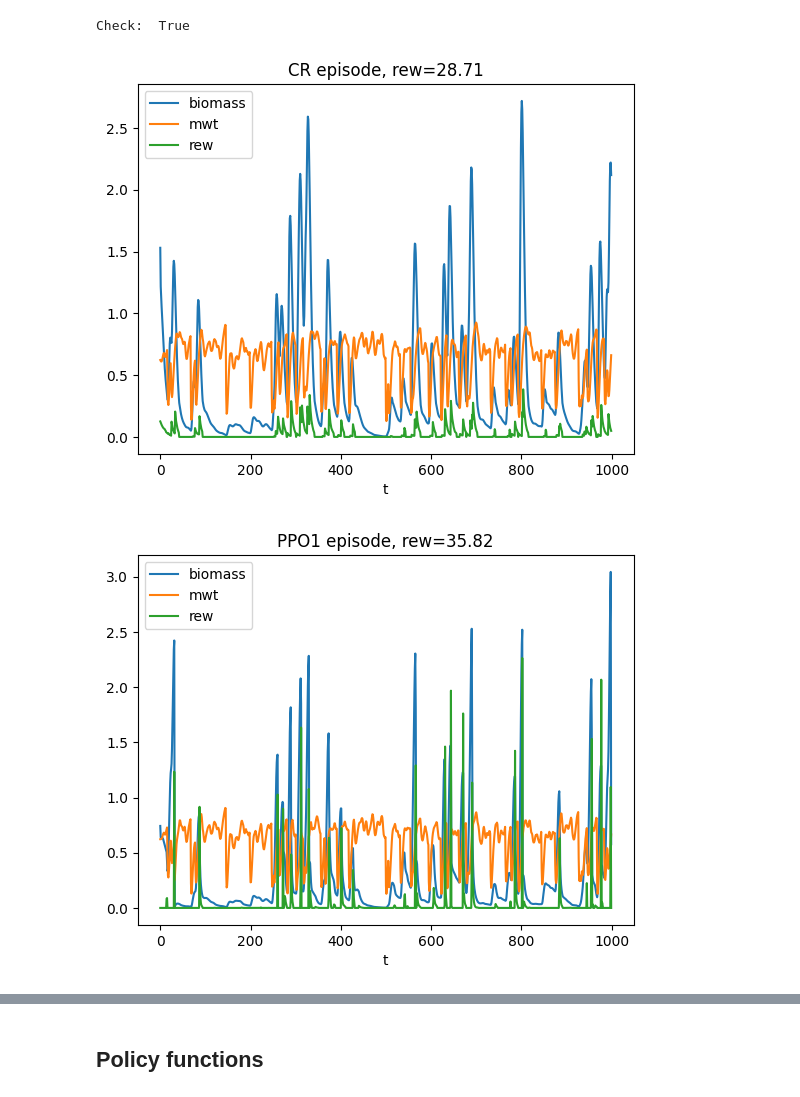
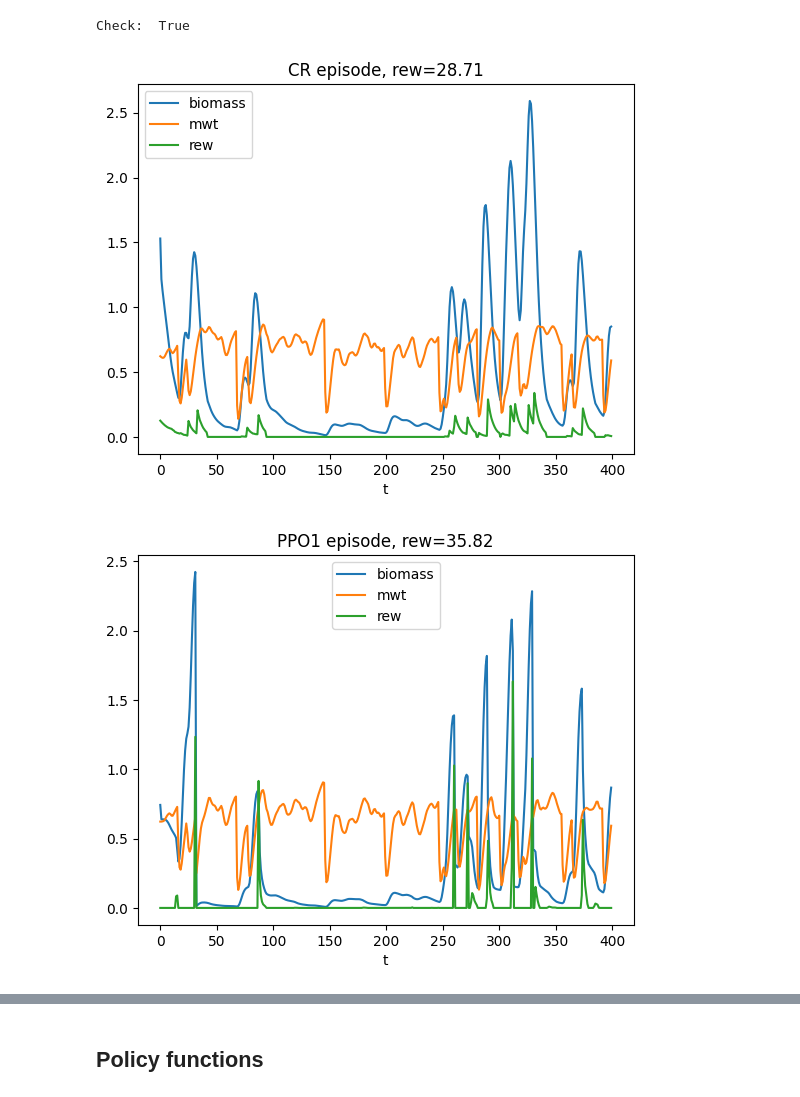
Before and after one commit to petebachant/rl4fisheries, a Jupyter notebook: notebooks/result_plots.ipynb, the cells around one changed output, grey strips where cells are left out. Saved outputs shown, nothing was run; the diff lists cells and outputs as text; code cells hidden in the pictures.

```diff
--- a/notebooks/result_plots.ipynb
+++ b/notebooks/result_plots.ipynb
@@ -201,11 +224,11 @@ ppo2_ep = pd.DataFrame(
 # %%
 import matplotlib.pyplot as plt
 (
-    cr_ep.plot(x='t', title=f'CR episode, rew={sum(cr_ep.rew):.2f}'),
-    ppo1_ep.plot(x='t', title=f'PPO1 episode, rew={sum(ppo1_ep.rew):.2f}'),
-    ppo2_ep.plot(x='t', title=f'PPO2 episode, rew={sum(ppo2_ep.rew):.2f}'),
+    cr_ep[cr_ep.t < 400].plot(x='t', title=f'CR episode, rew={sum(cr_ep.rew):.2f}'),
+    ppo1_ep[ppo1_ep.t < 400].plot(x='t', title=f'PPO1 episode, rew={sum(ppo1_ep.rew):.2f}'),
+    ppo2_ep[ppo2_ep.t < 400].plot(x='t', title=f'PPO2 episode, rew={sum(ppo2_ep.rew):.2f}'),
 )
 plt.show()
 # %% [output]
-[figure, old version]
+[figure, new version]
-[figure, old version]
+[figure, new version]
```
Also changed, not shown: parts of 12 cells of this notebook, 1 other file.
